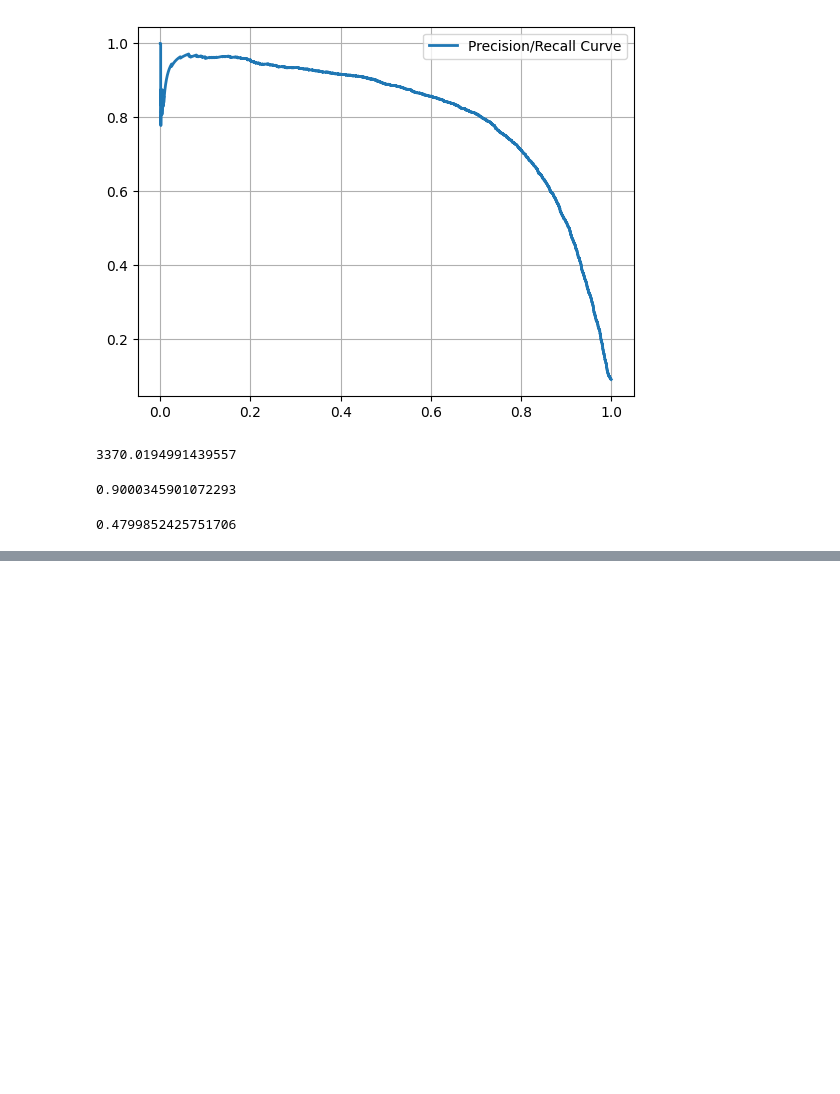
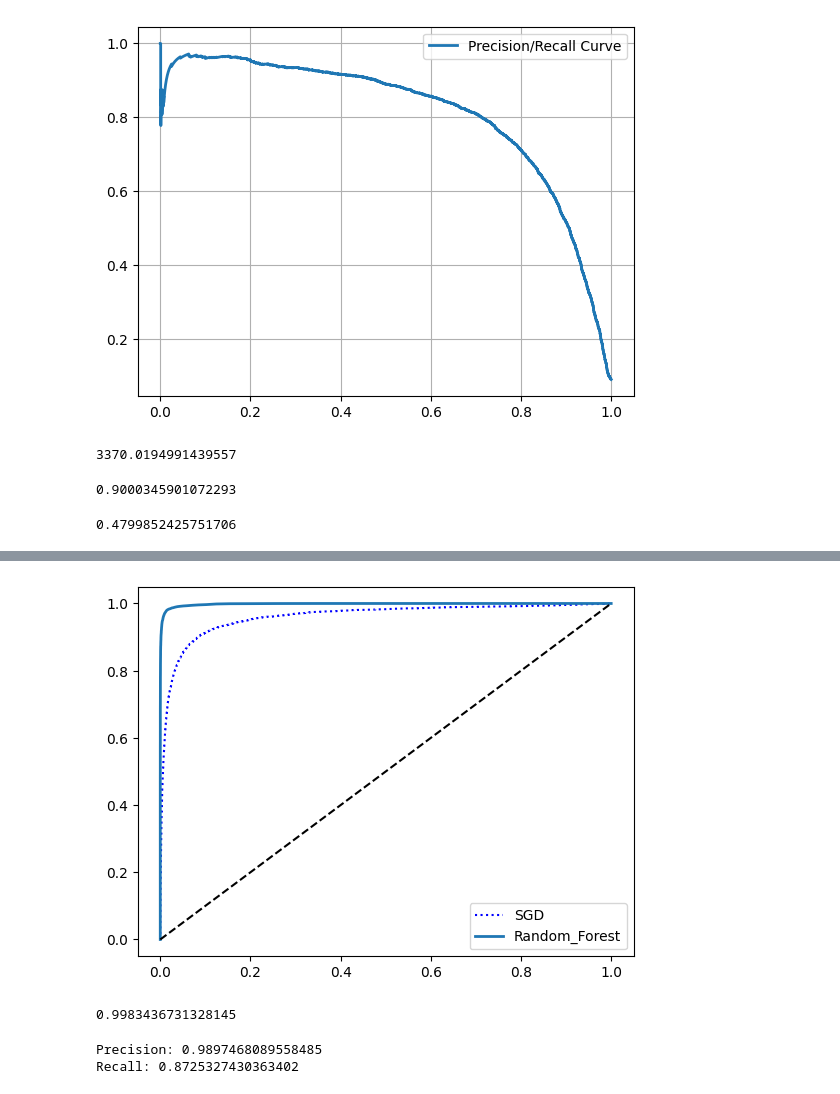
Before and after one commit to prxshetty/scikit-keras-tensorflow-ml, a Jupyter notebook: handsonML.ipynb, the cells around one changed output, grey strips where cells are left out. Cells and saved outputs as stored; diff of their text form; code cells hidden in the pictures; blank space fills up the shorter version.

```diff
--- a/handsonML.ipynb
+++ b/handsonML.ipynb
@@ -203,0 +221,30 @@ recall_at_90_precision
+# %%
+#comparing rfc to sgdc based on roc, auc curve
+from sklearn.ensemble import RandomForestClassifier
+
+forest_clf=RandomForestClassifier(random_state=42)
+y_probas_forest=cross_val_predict(forest_clf, X_train, y_train_5, cv=3, method="predict_proba")
+# %%
+y_scores_forest=y_probas_forest[:, 1]
+fpr_forest, tpr_forest, thresholds_forest=roc_curve(y_train_5, y_scores_forest)
+# %%
+plt.plot(fpr, tpr, "b:", label="SGD")
+plot_roc_curve(fpr_forest, tpr_forest, "Random_Forest")
+plt.legend(loc="lower right")
+plt.show()
+# %% [output]
+[figure, added]
+# %%
+roc_auc_score(y_train_5, y_scores_forest)
+# %% [output]
+0.9983436731328145
+# %%
+threshold=0.5
+y_pred_forest=(y_scores_forest>=threshold).astype(int)
+
+print("Precision:",precision_score(y_train_5, y_pred_forest))
+
+print("Recall:", recall_score(y_train_5, y_pred_forest))
+# %% [output]
+Precision: 0.9897468089558485
+Recall: 0.8725327430363402
```
Also changed, not shown: parts of 3 cells of this notebook.
